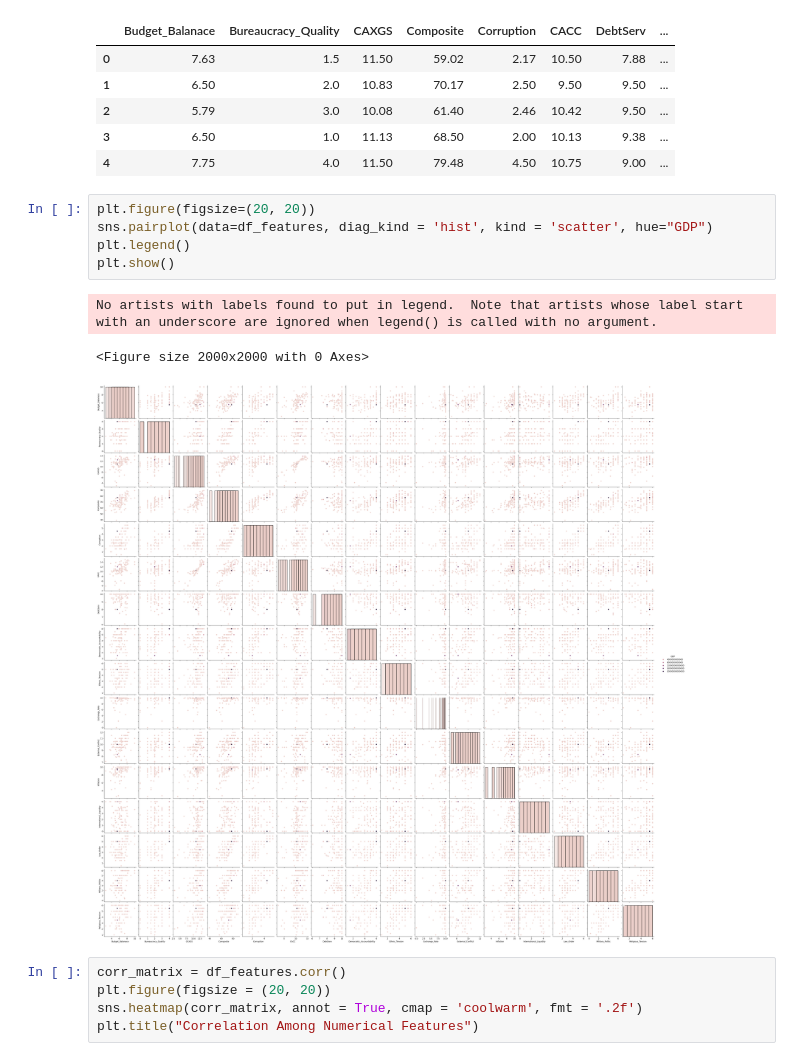
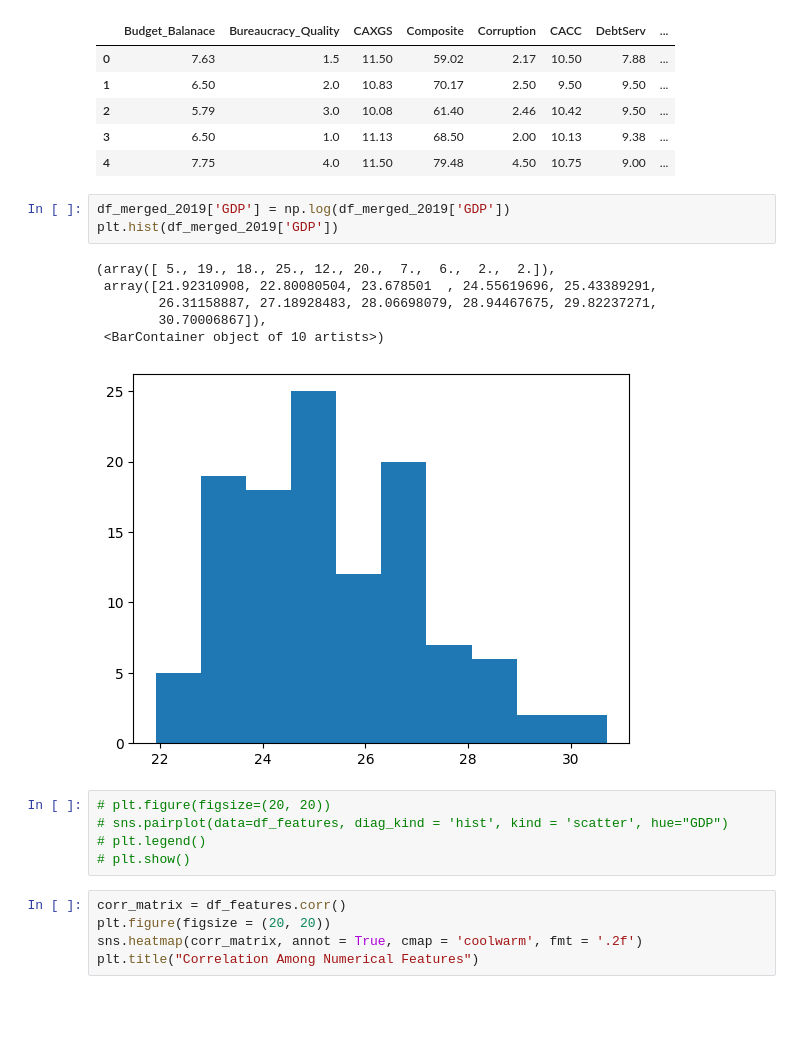
Before and after one commit to Richardhhhg/ECO375-Project, a Jupyter notebook: EDA.ipynb, the cells around one changed output. Drawn from its saved outputs; the diff is of its cells as text; blank space fills up the shorter version.

Commit message:
Complete Data Cleaning for 2019, 2020, 2021

```diff
--- a/EDA.ipynb
+++ b/EDA.ipynb
@@ -195,15 +195,21 @@ df_features.head()
 | 2 | 5.79 | 3.0 | 10.08 | 61.40 | 2.46 | 10.42 | 9.50 | ... |
 | 3 | 6.50 | 1.0 | 11.13 | 68.50 | 2.00 | 10.13 | 9.38 | ... |
 | 4 | 7.75 | 4.0 | 11.50 | 79.48 | 4.50 | 10.75 | 9.00 | ... |
+# %%
+df_merged_2019['GDP'] = np.log(df_merged_2019['GDP'])
+plt.hist(df_merged_2019['GDP'])
+# %% [output]
+(array([ 5., 19., 18., 25., 12., 20.,  7.,  6.,  2.,  2.]),
+ array([21.92310908, 22.80080504, 23.678501  , 24.55619696, 25.43389291,
+        26.31158887, 27.18928483, 28.06698079, 28.94467675, 29.82237271,
+        30.70006867]),
+ <BarContainer object of 10 artists>)
+[figure, added]
 # %%
-plt.figure(figsize=(20, 20))
-sns.pairplot(data=df_features, diag_kind = 'hist', kind = 'scatter', hue="GDP")
-plt.legend()
-plt.show()
+# plt.figure(figsize=(20, 20))
+# sns.pairplot(data=df_features, diag_kind = 'hist', kind = 'scatter', hue="GDP")
+# plt.legend()
+# plt.show()
-# %% [output]
-No artists with labels found to put in legend.  Note that artists whose label start with an underscore are ignored when legend() is called with no argument.
-<Figure size 2000x2000 with 0 Axes>
-[figure, removed]
 # %%
 corr_matrix = df_features.corr()
 plt.figure(figsize = (20, 20))
```
Also changed, not shown: parts of 6 cells of this notebook, 3 other files.
